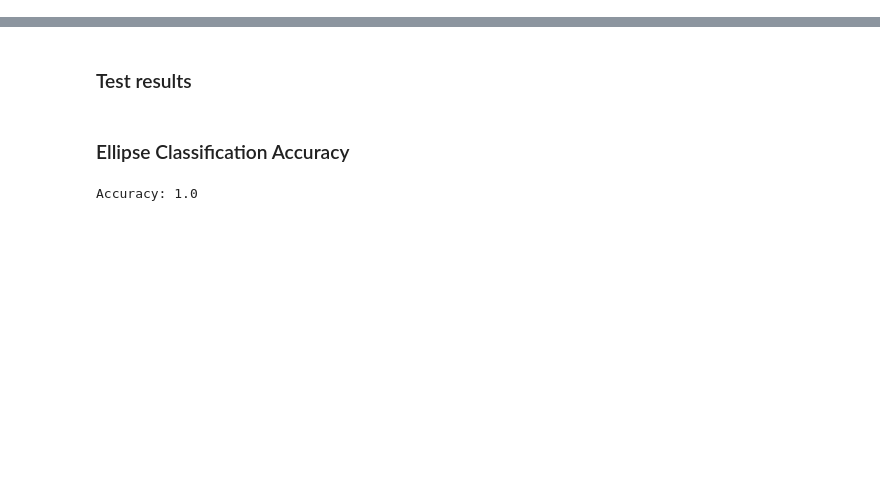
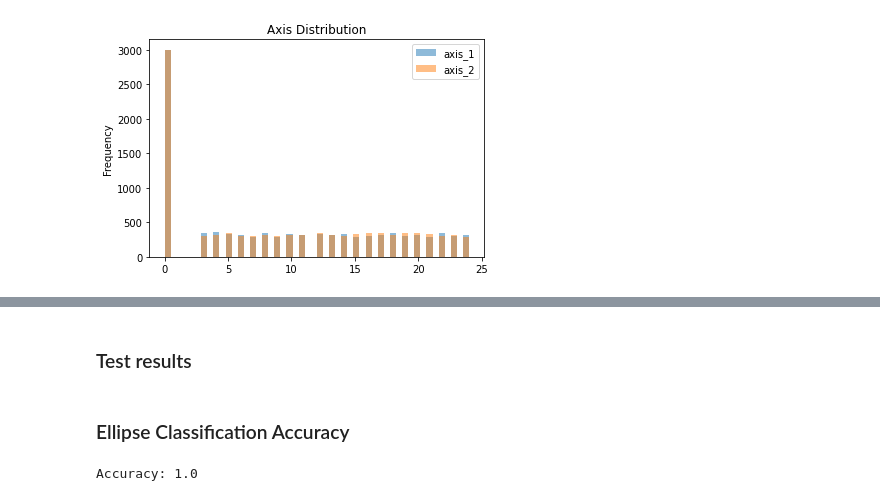
Before and after one commit to yura-zharkovsky/Interesting, a Jupyter notebook: Alibaba.ipynb, the cells around one changed output, grey strips where cells are left out. Cells and saved outputs as stored; diff of their text form; code cells hidden in the pictures; blank space fills up the shorter version.

```diff
--- a/Alibaba.ipynb
+++ b/Alibaba.ipynb
@@ -25,2 +78,6 @@ df[['center_x', 'center_y']].plot.hist(bins=50, alpha=0.5, title='Centers Distri
+# %%
+df[['axis_1', 'axis_2']].plot.hist(bins=50, alpha=0.5, title='Axis Distribution');
+# %% [output]
+[figure, added]
 # %%
 df['angle'].plot.hist(title='Angles Distribution');
```
Also changed, not shown: parts of 64 cells of this notebook, 1 other file.
